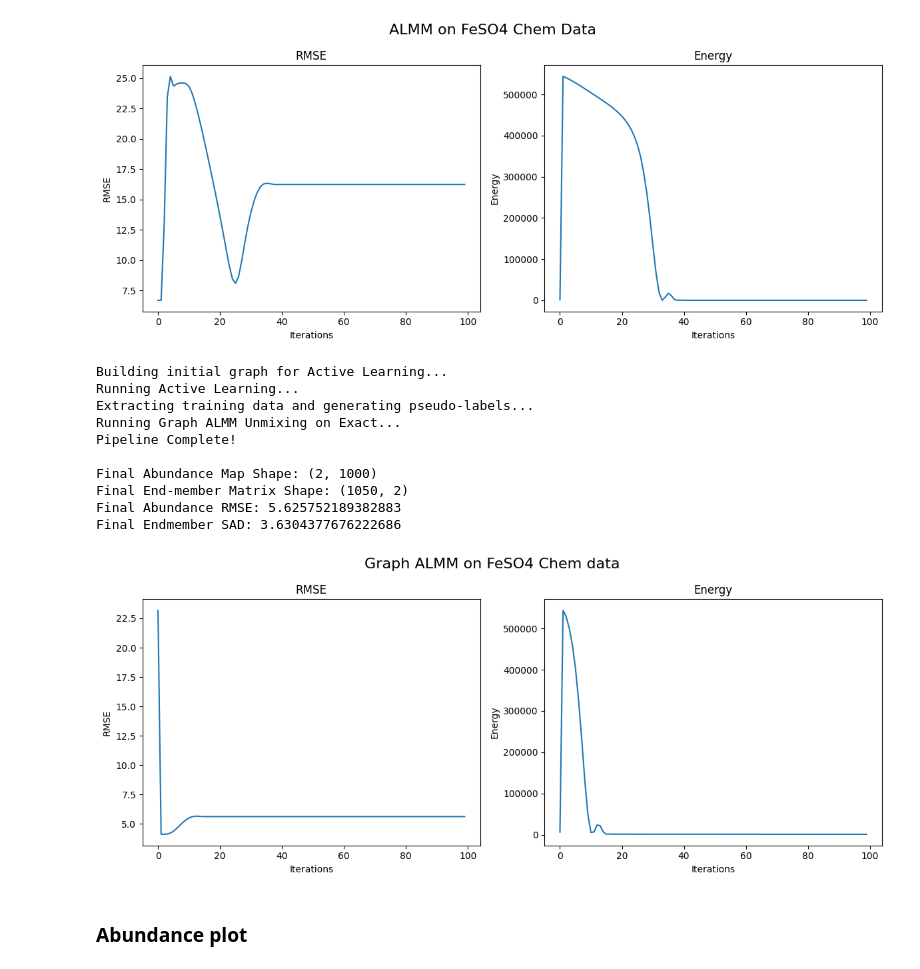
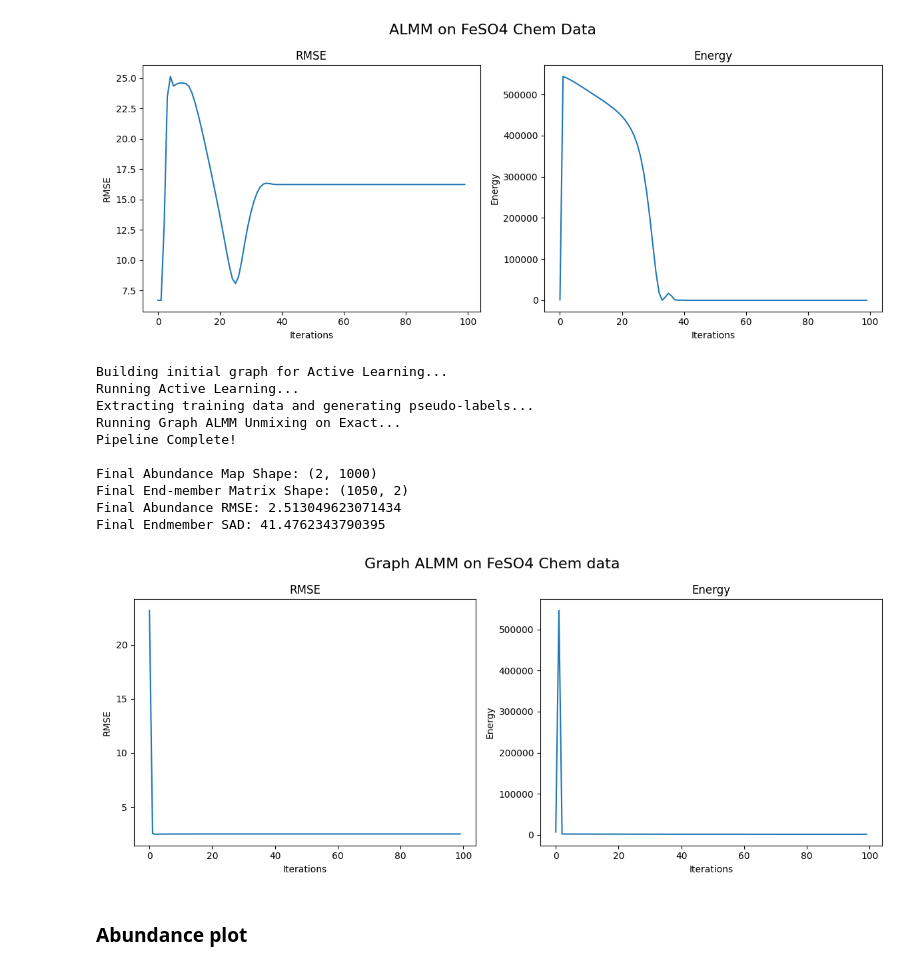
Before and after one commit to mtyler1059/Nearly-Blind-Hyperspectral-Unmixing, a Jupyter notebook: chem_experiments.ipynb, the cells around one changed output. Cells and saved outputs as stored; diff of their text form; code cells hidden in the pictures.

```diff
--- a/chem_experiments.ipynb
+++ b/chem_experiments.ipynb
@@ -760,43 +1174,43 @@ ALMM_chem_FeSO4_RMSE, ALMM_chem_FeSO4_energy, __, __ = algo_2_almm_optimized(X =
 # %%
 # Graph ALMM
 # ==========
-# Best RMSE: 4.897011299347826
-# Best alpha: 0.0055
-# Best M_total: 12.0
-# Best xi: 10
+# Best RMSE: 2.633529549567204
+# Best alpha: 5.4999999999999995e-05
+# Best M_total: 4.0
+# Best xi: 0.01
 # Best label: Exact
 
-alpha_0 = 0.0055
+alpha_0 = 5.5e-5
 beta_0 = (1e-3 + 1e-2)/2
 gamma_0 = (1e-3 + 1e-2)/2
 eta_0 = (1e-3 + 1e-2)/2
-xi_0 = 10
+xi_0 = 1e-2
 
 # Actual Run
 A_graph_almm_chem_FeSO4, S_graph_almm_chem_FeSO4, A_rmse_graph_almm_chem_FeSO4, S_rmse_graph_almm_chem_FeSO4 = run_unmixing_pipeline_example2(X = X_chem_FeSO4, A_gt = A_gt_chem_FeSO4, S_gt = S_gt_chem_FeSO4, N = samples,
                                                                                                                         alpha = alpha_0, beta = beta_0, gamma = gamma_0, eta = eta_0, maxIter = iters,
-                                                                                                                        M_total_0 = 12.0, m_0 = 2, xi_0 = xi_0,
+                                                                                                                        M_total_0 = 4.0, m_0 = 2, xi_0 = xi_0,
                                                                                                                         OH_labels = False, print_bool = True,
                                                                                                                         A_error = False, RMSE_plot = False, Energy_plot = False, title_0 = "Graph ALMM on FeSO4 Chem data", array_plots = False)
 
 # Error and Energy arrays
 graph_almm_chem_FeSO4_RMSE, graph_almm_chem_FeSO4_energy, __, __ = run_unmixing_pipeline_example2(X = X_chem_FeSO4, A_gt = A_gt_chem_FeSO4, S_gt = S_gt_chem_FeSO4, N = samples,
                                                                                     alpha = alpha_0, beta = beta_0, gamma = gamma_0, eta = eta_0, maxIter = iters,
-                                                                                    M_total_0 = 12.0, m_0 = 2, xi_0 = xi_0,
+                                                                                    M_total_0 = 4.0, m_0 = 2, xi_0 = xi_0,
                                                                                     OH_labels = False, print_bool = False,
                                                                                     A_error = False, RMSE_plot = True, Energy_plot = True, title_0 = "Graph ALMM on FeSO4 Chem data", array_plots = True)
 # %% [output]
 Building initial graph for Active Learning...
 Running Active Learning...
 Extracting training data and generating pseudo-labels...
 Running Graph ALMM Unmixing on Exact...
 Pipeline Complete!
 
 Final Abundance Map Shape: (2, 1000)
 Final End-member Matrix Shape: (1050, 2)
-Final Abundance RMSE: 5.625752189382883
-Final Endmember SAD: 3.6304377676222686
+Final Abundance RMSE: 2.513049623071434
+Final Endmember SAD: 41.4762343790395
-[figure, old version]
+[figure, new version]
 # %% [markdown]
 ### Abundance plot
 # %%
```
Also changed, not shown: parts of 84 cells of this notebook, 7 other files.
